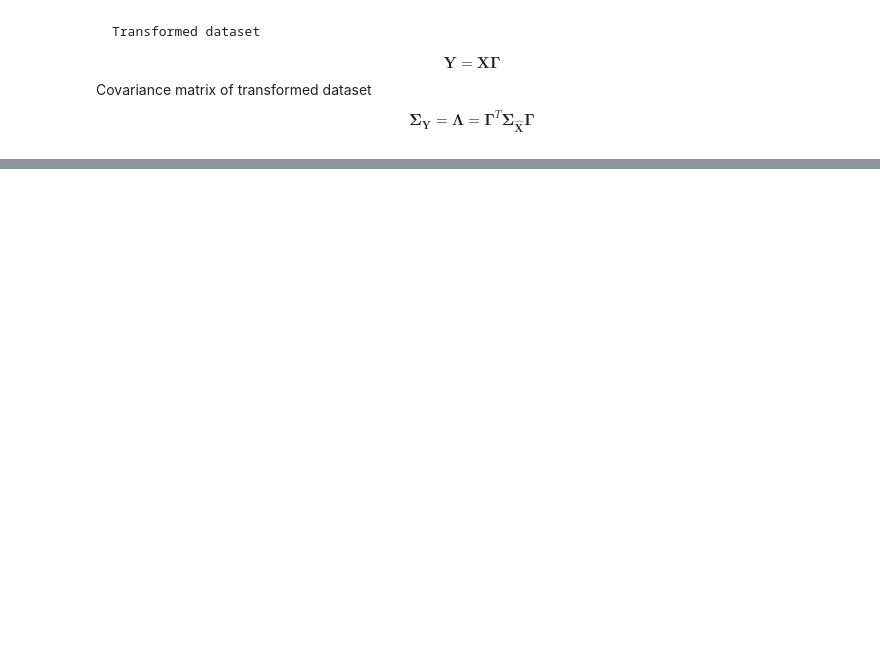
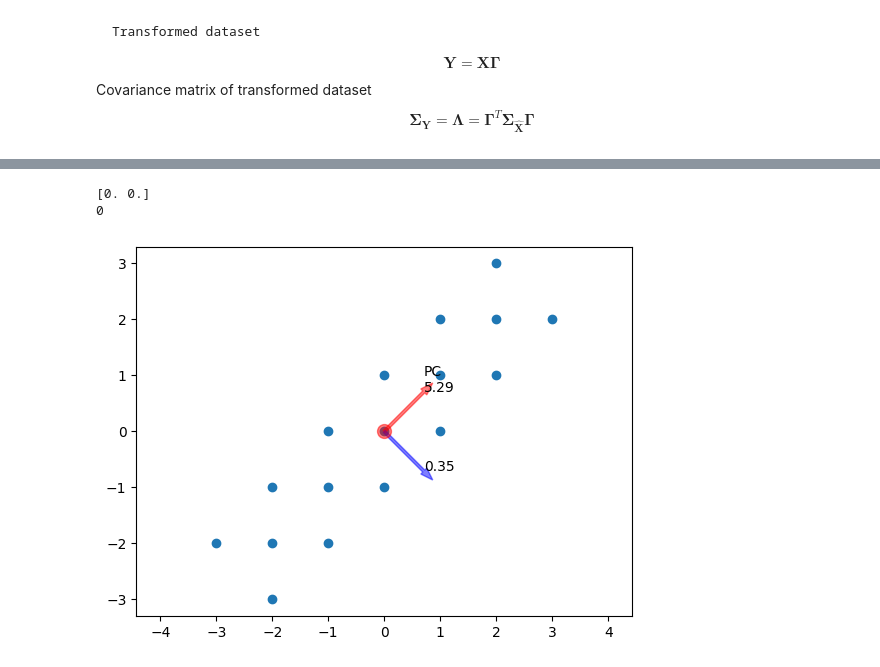
Before and after one commit to Ryoto-Kato/MachineLearning_DeepLearning-fundamentals, a Jupyter notebook: ML-Exercise/Dimensionality_Reduction.ipynb, the cells around one changed output, grey strips where cells are left out. Saved outputs shown, nothing was run; the diff lists cells and outputs as text; code cells hidden in the pictures; blank space fills up the shorter version.

```diff
--- a/ML-Exercise/Dimensionality_Reduction.ipynb
+++ b/ML-Exercise/Dimensionality_Reduction.ipynb
@@ -47,0 +172,5 @@ $$
+# %%
+C_X = X_hat.transpose() @ X_hat
+C_X = C_X * (1/N)
+# print(C_X)
+print(f"shape: {C_X.shape}")
@@ -47,0 +335,12 @@ $$
+# %%
+# Given data
+M = np.array([[1, 2], [6, 3], [0, 2]])
+
+N, D = X.shape[0], X.shape[1]
+
+print(f"shape: {M.shape}")
+print(f"sample: {N}")
+print(f"features: {D}")
+
+for _, m in enumerate(M):
+    print(f'    {m}')
@@ -47,0 +357,8 @@ $$
+# %%
+u, s, v = np.linalg.svd(X)
+print(u.shape)
+print(s.shape)
+print(type(s))
+print(s)
+print(v.shape)
+print(v)
@@ -47,0 +373,24 @@ $$
+# %%
+plt.scatter(X[:, 0], X[:, 1])
+plt.axis('equal')
+
+mean = X.mean(0)
+print(mean)
+plt.plot(mean[0], mean[1], 'o', markersize = 10, color='red', alpha=0.5)
+
+max_dim = np.argmax(s)
+print(max_dim)
+
+for i in range(len(s)):
+    variance = s[i]**2 / (N)
+    value = str(np.round(variance, 2))
+    if i == max_dim:
+        plt.arrow(mean[0], mean[1], v[i][0], v[i][1], width=0.05, color='red', alpha=0.5)
+        plt.annotate(f'PC\n{value}' , [v[i][0], v[i][1]])
+    else:
+        plt.arrow(mean[0], mean[1], v[i][0], v[i][1], width=0.05, color='blue', alpha=0.5)
+        plt.annotate(f'{value}', [v[i][0], v[i][1]])
+# %% [output]
+[0. 0.]
+0
+[figure, added]
```
Also changed, not shown: parts of 27 cells of this notebook.
